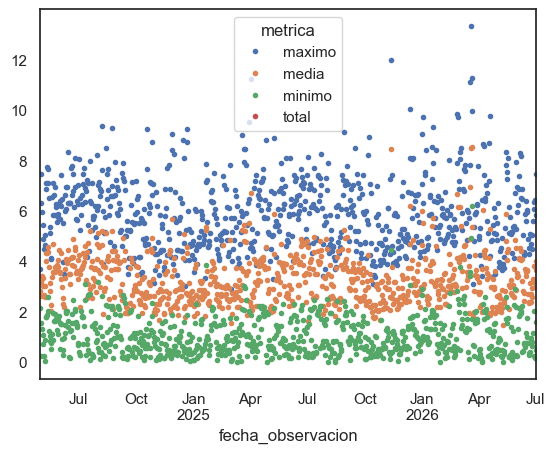
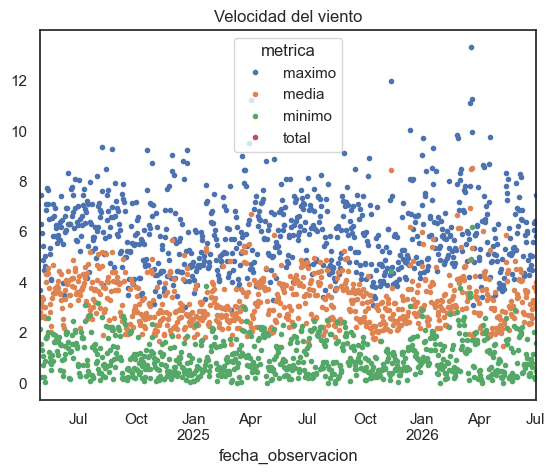
Code edit (unified diff) that turned the first committed figure into the second:
--- before
+++ after
@@ -7,3 +7,3 @@
 
 #Graficamos
-df_wsp_plot.plot(style=".")
+df_wsp_plot.plot(style=".", title="Velocidad del viento")

Commit: títulos de los gráficos